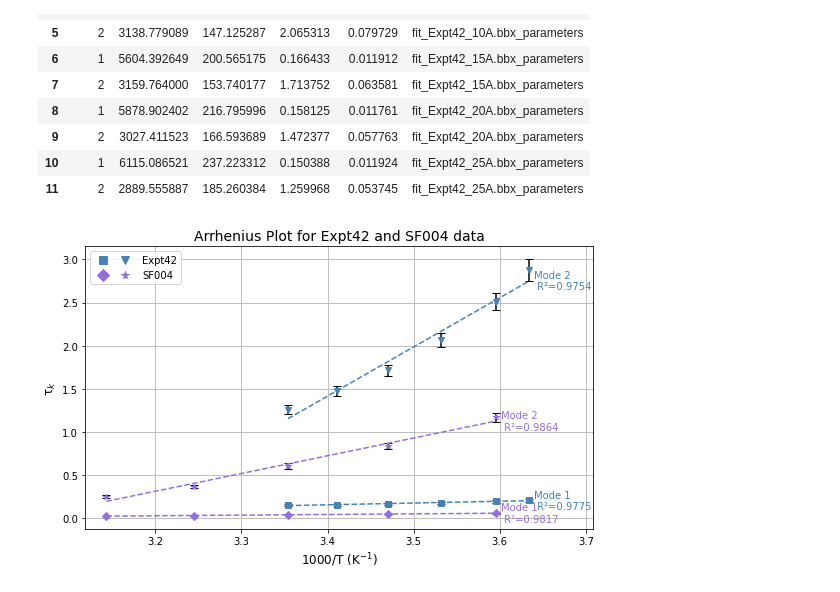
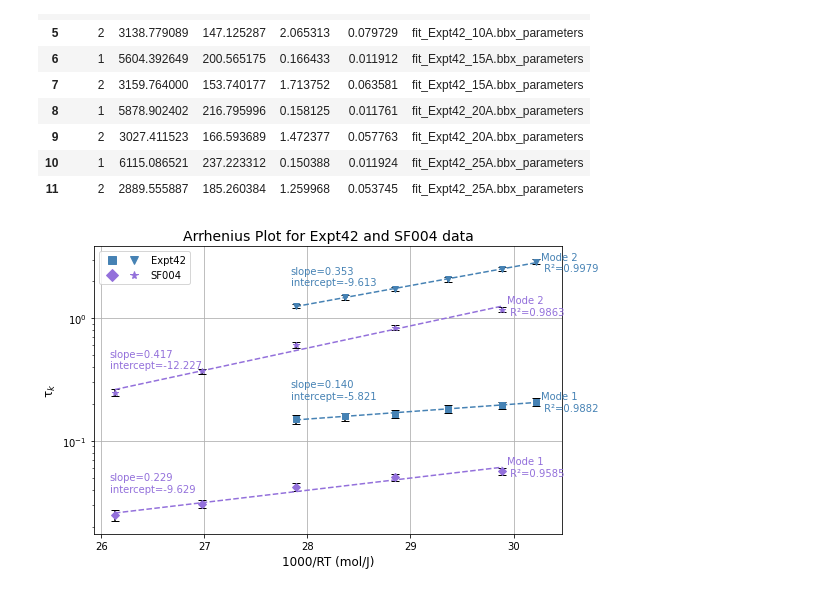
Before and after one commit to sc-coding-work/Sticky_Dumbbell_MS_Project, a Jupyter notebook: Fits_folder/Results_analysis.ipynb, the cells around one changed output. Saved outputs shown, nothing was run; the diff lists cells and outputs as text; code cells hidden in the pictures.

Commit message:
Changed axis to 1000/RT for arrhenius plot

```diff
--- a/Fits_folder/Results_analysis.ipynb
+++ b/Fits_folder/Results_analysis.ipynb
@@ -337,8 +337,9 @@ def plot_tau_arrhenius(df1, df2, temperature_list1, temperature_list2, label1='D
             [df1, df2], [temperature_list1, temperature_list2],
             [label1, label2], [0, 2]):  # color_offset picks different colours per df
 
+        R = 8.314  # J/(mol·K), universal gas constant
         T_kelvin = [t + 273.15 for t in temperature_list]
-        x = np.array([1000 / t for t in T_kelvin])
+        x = np.array([1000 / t*R for t in T_kelvin])
 
         for mode, group in df.groupby('mode'):
             marker = markers[i]
@@ -348,9 +349,9 @@ def plot_tau_arrhenius(df1, df2, temperature_list1, temperature_list2, label1='D
 
             x_mode = x[:len(y)]
 
-            slope, intercept, r, p, se = linregress(x_mode, y)
+            slope, intercept, r, p, se = linregress(x_mode, np.log(y))
             x_fit = np.linspace(min(x_mode), max(x_mode), 200)
-            y_fit = slope * x_fit + intercept
+            y_fit = np.exp(slope * x_fit + intercept)
 
             ax.errorbar(x_mode, y, yerr=yerr, fmt=marker, color=color, capsize=4, label=f'{label} mode {mode}', ecolor='black')
             ax.plot(x_fit, y_fit, linestyle='--', color=color, label='_nolegend_')
@@ -360,41 +361,51 @@ def plot_tau_arrhenius(df1, df2, temperature_list1, temperature_list2, label1='D
                         xytext=(5, 0),
                         textcoords='offset points',
                         va='center', color=color)
+            # Slope & intercept annotation on the LEFT end of the line
+            ax.annotate(
+                f'slope={slope:.3f}\nintercept={intercept:.3f}',
+                xy=(x_fit[0], y_fit[0]),
+                xytext=(-5, 30),
+                textcoords='offset points',
+                va='center',
+                color=color,
+                fontsize=10
+            )
             i += 1  # increment mode index for the next mode
     # Add padding to the right side of the plot
     x_min, x_max = ax.get_xlim()
     ax.set_xlim(x_min, x_max + 0.05)  # add padding only to the right
-
-    ax.set_xlabel('1000/T (K$^{-1}$)', fontsize=12)
+    ax.set_yscale('log') #Making Tau a logscale
+    ax.set_xlabel('1000/RT (mol/J)', fontsize=12)
     ax.set_ylabel('τ$_{k}$', fontsize=12)
     ax.set_title(f'Arrhenius Plot for {label1} and {label2} data', fontsize=14)
     ax.grid(True)
 
     # Create individual markers
     label1_mode1 = mlines.Line2D([], [], color='steelblue', marker='s', linestyle='None', markersize=8)
     label1_mode2 = mlines.Line2D([], [], color='steelblue', marker='v', linestyle='None', markersize=8)
 
     label2_mode1  = mlines.Line2D([], [], color='mediumpurple', marker='D', linestyle='None', markersize=8)
     label2_mode2  = mlines.Line2D([], [], color='mediumpurple', marker='*', linestyle='None', markersize=8)
 
     # Pair them together
     ax.legend(
         handles=[(label1_mode1, label1_mode2), (label2_mode1, label2_mode2)],
         labels=[label1, label2],
         handler_map={tuple: HandlerTuple(ndivide=None)},
         handlelength=4)  # makes the legend entry wide enough to show both markers
 
     plt.tight_layout()
-    plt.savefig(f'{label1}_&_{label2}_tau_k_arrhenius.png', dpi=150)
+    plt.savefig(f'{label1}_&_{label2}_logscale_tau_k_arrhenius_withR.png', dpi=150)
     plt.show()
 
 
 # Example call — replace temperatures with your actual values
 #plot_tau_arrhenius(df_parameters['Expt42_data'], temperature_list=[2, 5, 10, 15, 20, 25], label='Expt42', color='steelblue')
 plot_tau_arrhenius(df1=df_parameters['Expt42_data'],
                    df2=df_parameters['SF004_data'],
                    temperature_list1=[2, 5, 10, 15, 20, 25],
                    temperature_list2=[5, 15, 25, 35, 45],
                    label1='Expt42', label2='SF004')
 # %% [output]
-[figure, old version]
+[figure, new version]
```
Also changed, not shown: 1 other file.
